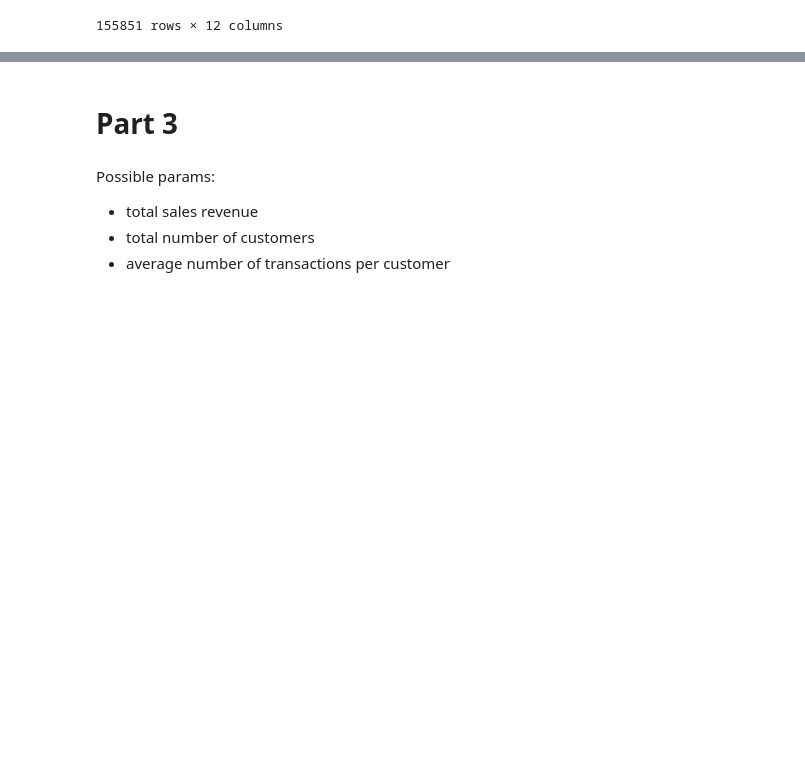
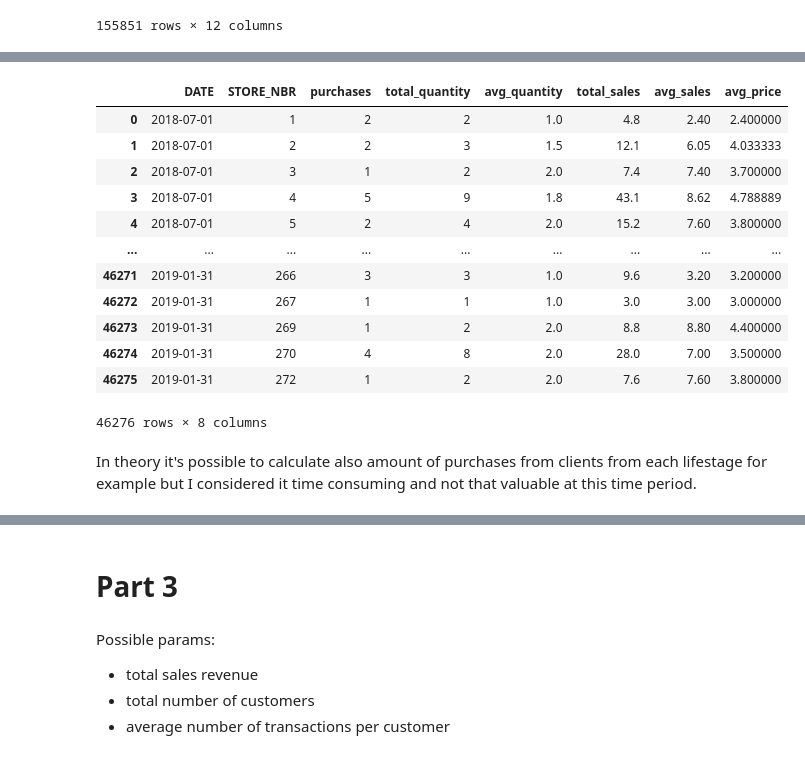
Before and after one commit to AndreiChernovJr/Chips-market-analysis, a Jupyter notebook: Experimentation and uplift testing.ipynb, the cells around one changed output, grey strips where cells are left out. Saved outputs shown, nothing was run; the diff lists cells and outputs as text; code cells hidden in the pictures; blank space fills up the shorter version.

```diff
--- a/Experimentation and uplift testing.ipynb
+++ b/Experimentation and uplift testing.ipynb
@@ -224,0 +256,28 @@ display(df.sort_values(by='DATE', ascending=True))
+# %%
+segmentation_grouped = df.groupby(["DATE", "STORE_NBR"]).agg(
+    purchases=('PROD_QTY', 'count'),
+    total_quantity=('PROD_QTY', 'sum'),
+    avg_quantity = ('PROD_QTY', 'mean'),
+    total_sales = ('TOT_SALES', 'sum'),
+    avg_sales =('TOT_SALES', 'mean')
+).reset_index()
+# %%
+segmentation_grouped['avg_price'] = segmentation_grouped['total_sales']/segmentation_grouped['total_quantity']
+# %%
+segmentation_grouped
+# %% [output]
+|  | DATE | STORE_NBR | purchases | total_quantity | avg_quantity | total_sales | avg_sales | avg_price |
+| 0 | 2018-07-01 | 1 | 2 | 2 | 1.0 | 4.8 | 2.40 | 2.400000 |
+| 1 | 2018-07-01 | 2 | 2 | 3 | 1.5 | 12.1 | 6.05 | 4.033333 |
+| 2 | 2018-07-01 | 3 | 1 | 2 | 2.0 | 7.4 | 7.40 | 3.700000 |
+| 3 | 2018-07-01 | 4 | 5 | 9 | 1.8 | 43.1 | 8.62 | 4.788889 |
+| 4 | 2018-07-01 | 5 | 2 | 4 | 2.0 | 15.2 | 7.60 | 3.800000 |
+| ... | ... | ... | ... | ... | ... | ... | ... | ... |
+| 46271 | 2019-01-31 | 266 | 3 | 3 | 1.0 | 9.6 | 3.20 | 3.200000 |
+| 46272 | 2019-01-31 | 267 | 1 | 1 | 1.0 | 3.0 | 3.00 | 3.000000 |
+| 46273 | 2019-01-31 | 269 | 1 | 2 | 2.0 | 8.8 | 8.80 | 4.400000 |
+| 46274 | 2019-01-31 | 270 | 4 | 8 | 2.0 | 28.0 | 7.00 | 3.500000 |
+| 46275 | 2019-01-31 | 272 | 1 | 2 | 2.0 | 7.6 | 7.60 | 3.800000 |
+46276 rows × 8 columns
+# %% [markdown]
+In theory it's possible to calculate also amount of purchases from clients from each lifestage for example but I considered it time consuming and not that valuable at this time period.
```
Also changed, not shown: parts of 17 cells of this notebook.
